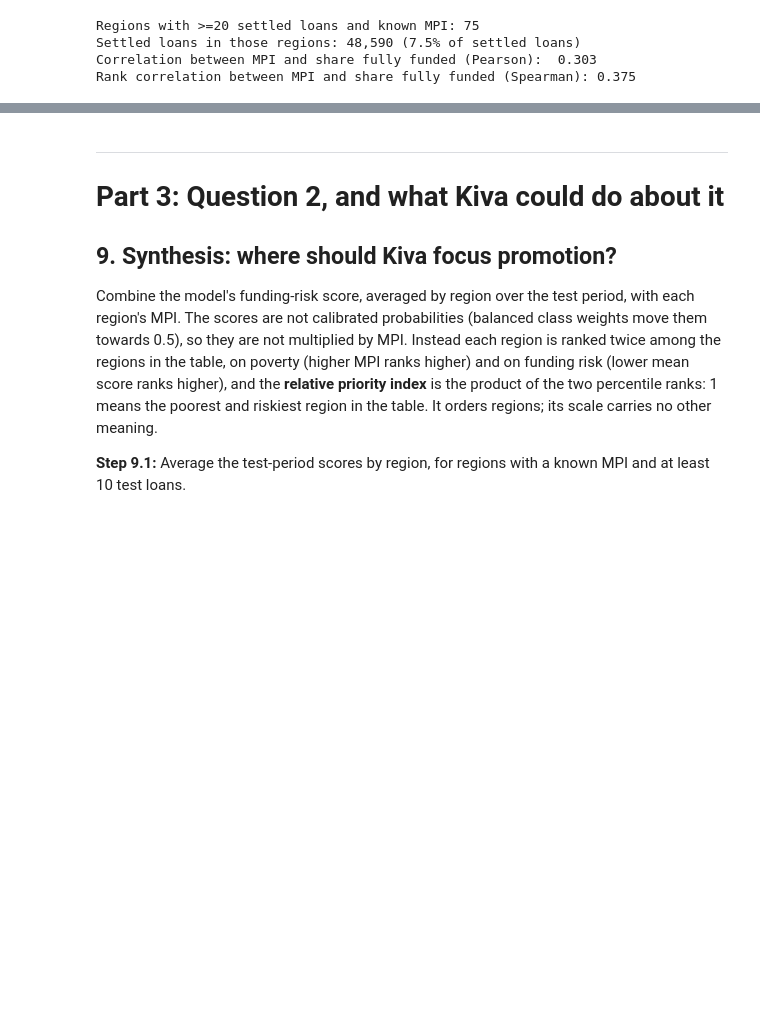
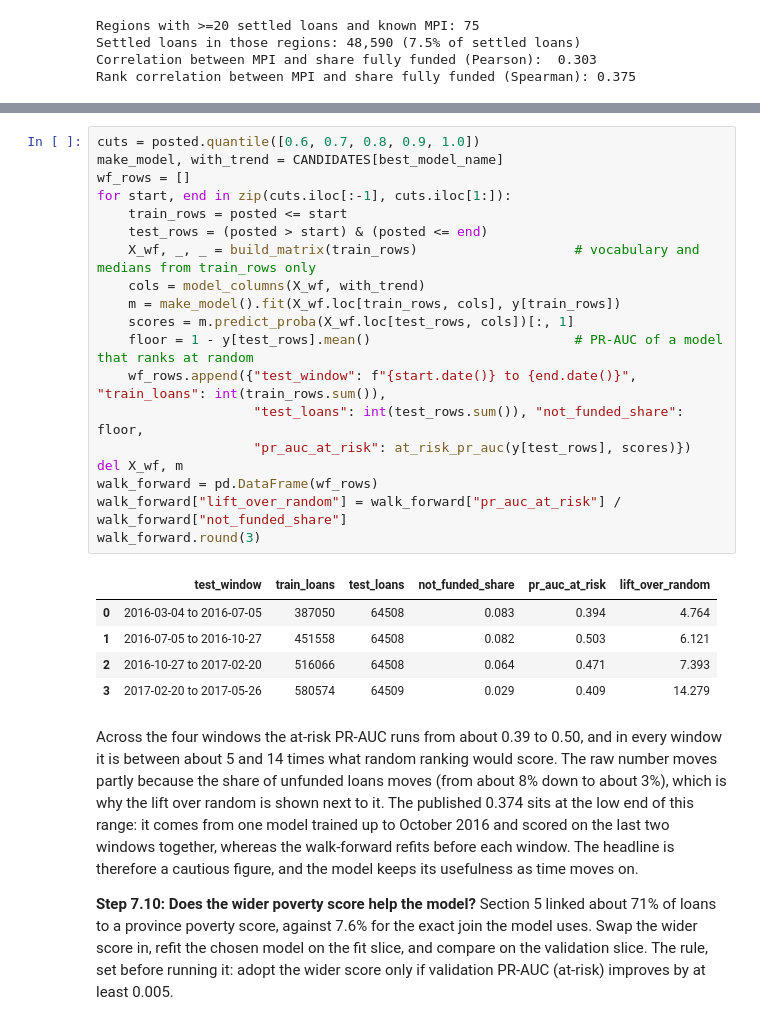
Before and after one commit to alvenyuka/Kiva-Loans-Microfinance-Analytics, a Jupyter notebook: Kiva_Loans_Microfinance_Analytics.ipynb, the cells around one changed output, grey strips where cells are left out. Saved outputs shown, nothing was run; the diff lists cells and outputs as text; blank space fills up the shorter version.

```diff
--- a/Kiva_Loans_Microfinance_Analytics.ipynb
+++ b/Kiva_Loans_Microfinance_Analytics.ipynb
@@ -1080,18 +1089,39 @@ loan funds is not in the information available when it is posted.
+# %%
+cuts = posted.quantile([0.6, 0.7, 0.8, 0.9, 1.0])
+make_model, with_trend = CANDIDATES[best_model_name]
+wf_rows = []
+for start, end in zip(cuts.iloc[:-1], cuts.iloc[1:]):
+    train_rows = posted <= start
+    test_rows = (posted > start) & (posted <= end)
+    X_wf, _, _ = build_matrix(train_rows)                    # vocabulary and medians from train_rows only
+    cols = model_columns(X_wf, with_trend)
+    m = make_model().fit(X_wf.loc[train_rows, cols], y[train_rows])
+    scores = m.predict_proba(X_wf.loc[test_rows, cols])[:, 1]
+    floor = 1 - y[test_rows].mean()                          # PR-AUC of a model that ranks at random
+    wf_rows.append({"test_window": f"{start.date()} to {end.date()}", "train_loans": int(train_rows.sum()),
+                    "test_loans": int(test_rows.sum()), "not_funded_share": floor,
+                    "pr_auc_at_risk": at_risk_pr_auc(y[test_rows], scores)})
+del X_wf, m
+walk_forward = pd.DataFrame(wf_rows)
+walk_forward["lift_over_random"] = walk_forward["pr_auc_at_risk"] / walk_forward["not_funded_share"]
+walk_forward.round(3)
+# %% [output]
+|  | test_window | train_loans | test_loans | not_funded_share | pr_auc_at_risk | lift_over_random |
+| 0 | 2016-03-04 to 2016-07-05 | 387050 | 64508 | 0.083 | 0.394 | 4.764 |
+| 1 | 2016-07-05 to 2016-10-27 | 451558 | 64508 | 0.082 | 0.503 | 6.121 |
+| 2 | 2016-10-27 to 2017-02-20 | 516066 | 64508 | 0.064 | 0.471 | 7.393 |
+| 3 | 2017-02-20 to 2017-05-26 | 580574 | 64509 | 0.029 | 0.409 | 14.279 |
 # %% [markdown]
----
-# Part 3: Question 2, and what Kiva could do about it
+Across the four windows the at-risk PR-AUC runs from about 0.39 to 0.50, and in every window it is between
+about 5 and 14 times what random ranking would score. The raw number moves partly because the share of
+unfunded loans moves (from about 8% down to about 3%), which is why the lift over random is shown next to it.
+The published 0.374 sits at the low end of this range: it comes from one model trained up to October 2016 and
+scored on the last two windows together, whereas the walk-forward refits before each window. The headline is
+therefore a cautious figure, and the model keeps its usefulness as time moves on.
 
-## 9. Synthesis: where should Kiva focus promotion?
-
-Combine the model's funding-risk score, averaged by region over the test period,
-with each region's MPI. The scores are not calibrated probabilities (balanced
-class weights move them towards 0.5), so they are not multiplied by MPI.
-Instead each region is ranked twice among the regions in the table, on poverty
-(higher MPI ranks higher) and on funding risk (lower mean score ranks higher),
-and the **relative priority index** is the product of the two percentile ranks:
-1 means the poorest and riskiest region in the table. It orders regions; its
-scale carries no other meaning.
-
-**Step 9.1:** Average the test-period scores by region, for regions with a known
-MPI and at least 10 test loans.
+**Step 7.10: Does the wider poverty score help the model?** Section 5 linked about
+71% of loans to a province poverty score, against 7.6% for the exact join the
+model uses. Swap the wider score in, refit the chosen model on the fit slice, and
+compare on the validation slice. The rule, set before running it: adopt the wider
+score only if validation PR-AUC (at-risk) improves by at least 0.005.
 # %%
```
Also changed, not shown: parts of 106 cells of this notebook, 4 other files.
